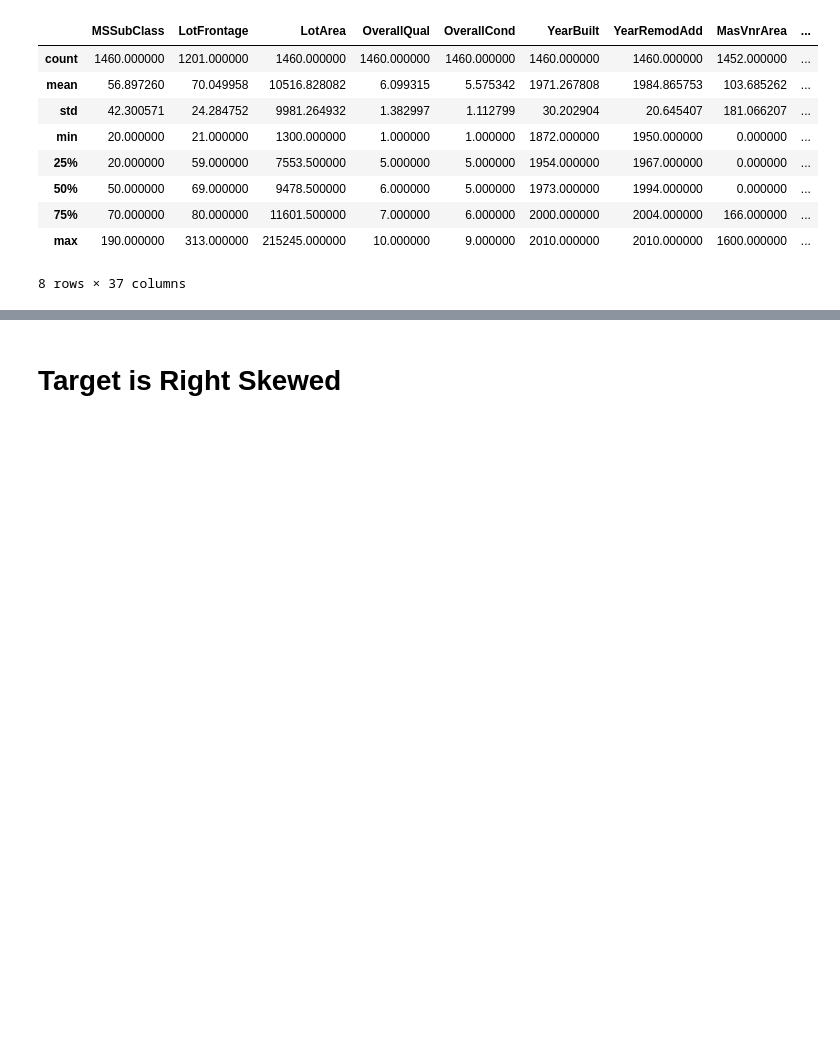
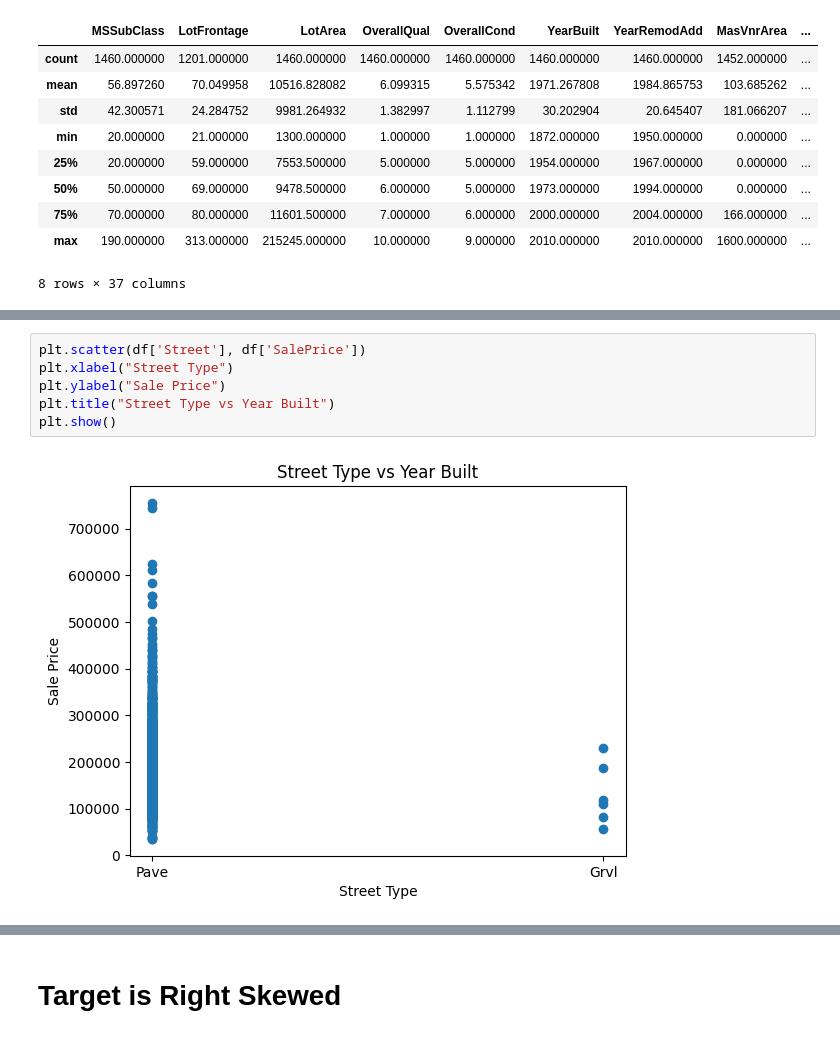
Before and after one commit to jdwatson08/House-Price-Model, a Jupyter notebook: House_price_model.ipynb, the cells around one changed output, grey strips where cells are left out. Cells and saved outputs as stored; diff of their text form; blank space fills up the shorter version.

```diff
--- a/House_price_model.ipynb
+++ b/House_price_model.ipynb
@@ -143,0 +150,8 @@ Index(['MSSubClass', 'MSZoning', 'LotFrontage', 'LotArea', 'Street',
+# %%
+plt.scatter(df['Street'], df['SalePrice'])
+plt.xlabel("Street Type")
+plt.ylabel("Sale Price")
+plt.title("Street Type vs Year Built")
+plt.show()
+# %% [output]
+[figure, added]
```
Also changed, not shown: parts of 11 cells of this notebook.
